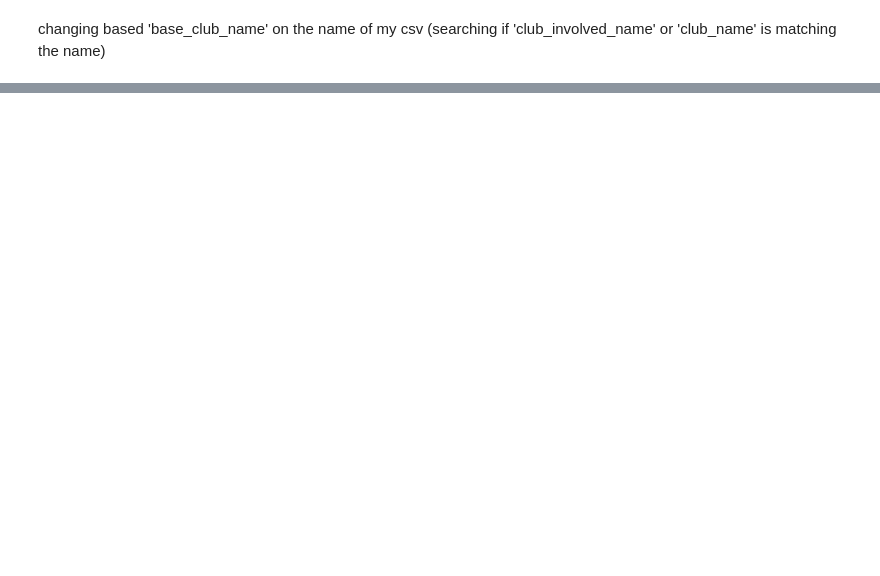
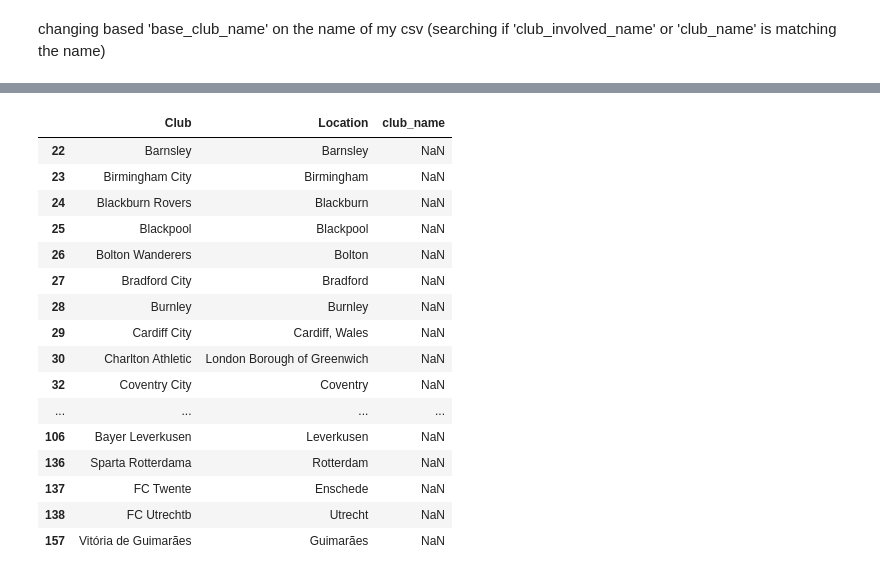
Before and after one commit to ayknes/football_academy_analytics, a Jupyter notebook: preparing_data.ipynb, the cells around one changed output, grey strips where cells are left out. Saved outputs shown, nothing was run; the diff lists cells and outputs as text; code cells hidden in the pictures; blank space fills up the shorter version.

```diff
--- a/preparing_data.ipynb
+++ b/preparing_data.ipynb
@@ -126,0 +148,32 @@ seriea_clubs
+# %%
+import numpy as np
+
+def fix_null_clubs(row):
+    if pd.isnull(row['club_name']):
+        club_name = row['Club']
+        matches = clubs_22_23['club_name'].str.contains(club_name, case=False, na=False)
+        matching_clubs = clubs_22_23.loc[matches, 'club_name']
+        if not matching_clubs.empty:
+            row['club_name'] = matching_clubs.iloc[0]
+    return row
+
+df_merged_fixed = df_merged.apply(fix_null_clubs, axis=1)
+df_merged_fixed[df_merged_fixed['club_name'].isnull()]
+# %% [output]
+|  | Club | Location | club_name |
+| 22 | Barnsley | Barnsley | NaN |
+| 23 | Birmingham City | Birmingham | NaN |
+| 24 | Blackburn Rovers | Blackburn | NaN |
+| 25 | Blackpool | Blackpool | NaN |
+| 26 | Bolton Wanderers | Bolton | NaN |
+| 27 | Bradford City | Bradford | NaN |
+| 28 | Burnley | Burnley | NaN |
+| 29 | Cardiff City | Cardiff, Wales | NaN |
+| 30 | Charlton Athletic | London Borough of Greenwich | NaN |
+| 32 | Coventry City | Coventry | NaN |
+| ... | ... | ... | ... |
+| 106 | Bayer Leverkusen | Leverkusen | NaN |
+| 136 | Sparta Rotterdama | Rotterdam | NaN |
+| 137 | FC Twente | Enschede | NaN |
+| 138 | FC Utrechtb | Utrecht | NaN |
+| 157 | Vitória de Guimarães | Guimarães | NaN |
```
Also changed, not shown: parts of 11 cells of this notebook, 1 other file.
